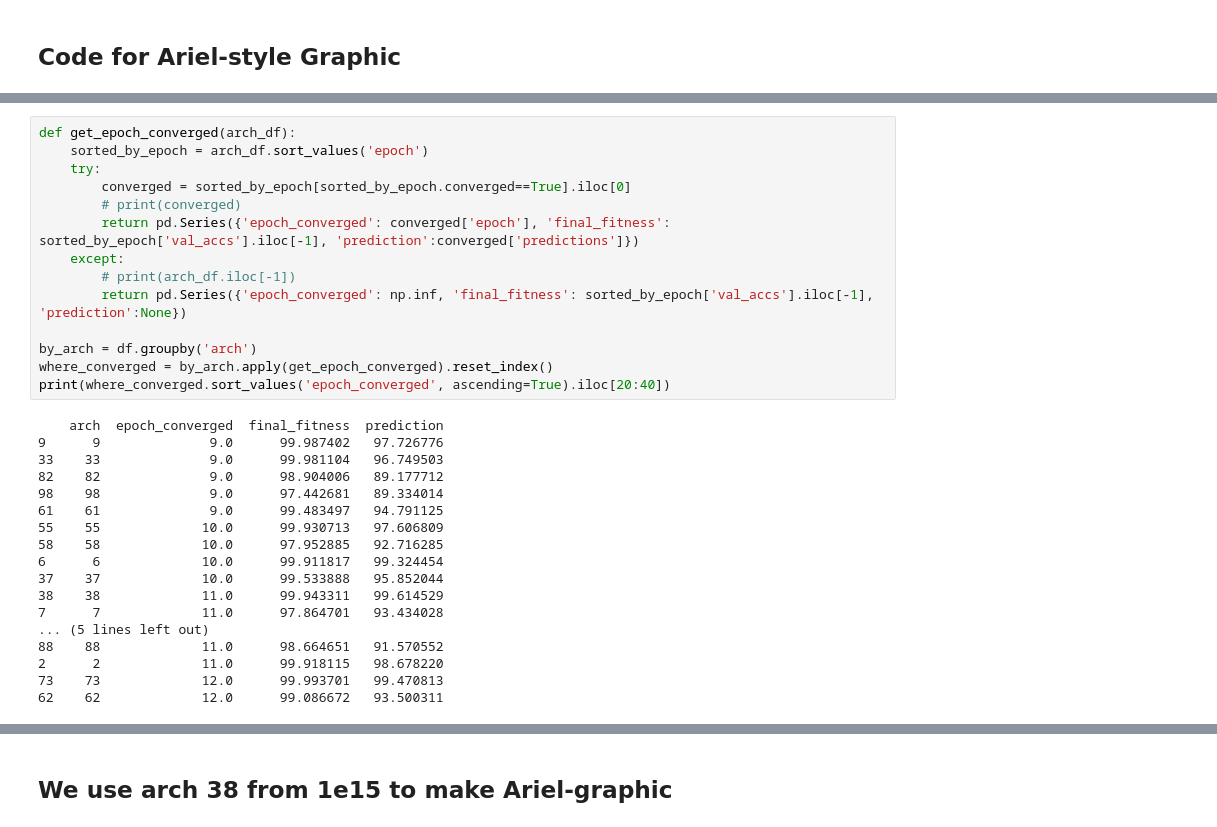
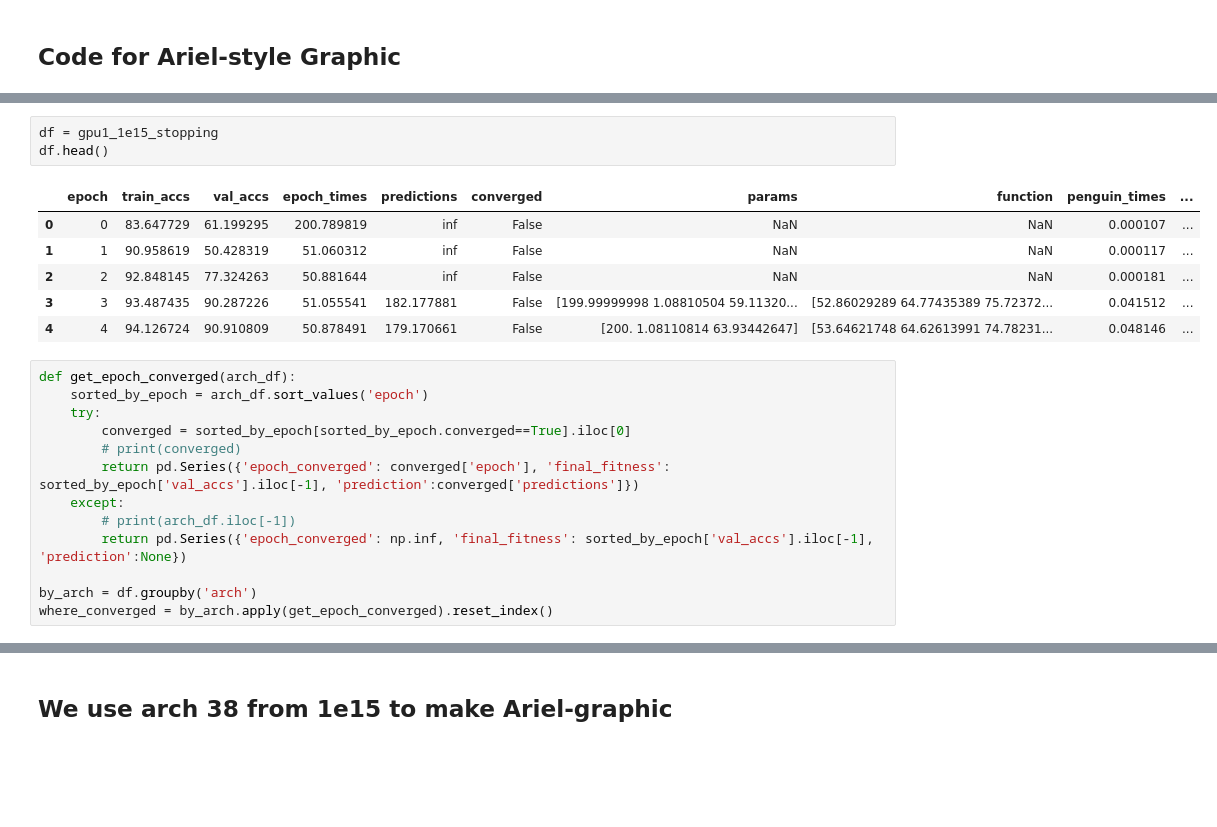
Before and after one commit to TauferLab/Reproducibility_A4NN_ICPP23, a Jupyter notebook: paper_analysis.ipynb, the cells around one changed output, grey strips where cells are left out. Cells and saved outputs as stored; diff of their text form; blank space fills up the shorter version.

```diff
--- a/paper_analysis.ipynb
+++ b/paper_analysis.ipynb
@@ -546,3 +491,13 @@ df.head()
+# %%
+df = gpu1_1e15_stopping
+df.head()
+# %% [output]
+|  | epoch | train_accs | val_accs | epoch_times | predictions | converged | params | function | penguin_times | ... |
+| 0 | 0 | 83.647729 | 61.199295 | 200.789819 | inf | False | NaN | NaN | 0.000107 | ... |
+| 1 | 1 | 90.958619 | 50.428319 | 51.060312 | inf | False | NaN | NaN | 0.000117 | ... |
+| 2 | 2 | 92.848145 | 77.324263 | 50.881644 | inf | False | NaN | NaN | 0.000181 | ... |
+| 3 | 3 | 93.487435 | 90.287226 | 51.055541 | 182.177881 | False | [199.99999998 1.08810504 59.11320... | [52.86029289 64.77435389 75.72372... | 0.041512 | ... |
+| 4 | 4 | 94.126724 | 90.910809 | 50.878491 | 179.170661 | False | [200. 1.08110814 63.93442647] | [53.64621748 64.62613991 74.78231... | 0.048146 | ... |
 # %%
 def get_epoch_converged(arch_df):
     sorted_by_epoch = arch_df.sort_values('epoch')
@@ -556,25 +511,6 @@ def get_epoch_converged(arch_df):
 
 by_arch = df.groupby('arch')
 where_converged = by_arch.apply(get_epoch_converged).reset_index()
-print(where_converged.sort_values('epoch_converged', ascending=True).iloc[20:40])
-# %% [output]
-    arch  epoch_converged  final_fitness  prediction
-9      9              9.0      99.987402   97.726776
-33    33              9.0      99.981104   96.749503
-82    82              9.0      98.904006   89.177712
-98    98              9.0      97.442681   89.334014
-61    61              9.0      99.483497   94.791125
-55    55             10.0      99.930713   97.606809
-58    58             10.0      97.952885   92.716285
-6      6             10.0      99.911817   99.324454
-37    37             10.0      99.533888   95.852044
-38    38             11.0      99.943311   99.614529
-7      7             11.0      97.864701   93.434028
-... (5 lines left out)
-88    88             11.0      98.664651   91.570552
-2      2             11.0      99.918115   98.678220
-73    73             12.0      99.993701   99.470813
-62    62             12.0      99.086672   93.500311
 # %%
 percent_converged = len(where_converged[where_converged.epoch_converged!=np.inf].index) / len(where_converged.index) * 100
 print("Percent Converged is: ", percent_converged)
```
Also changed, not shown: parts of 8 cells of this notebook, 16 other files.
